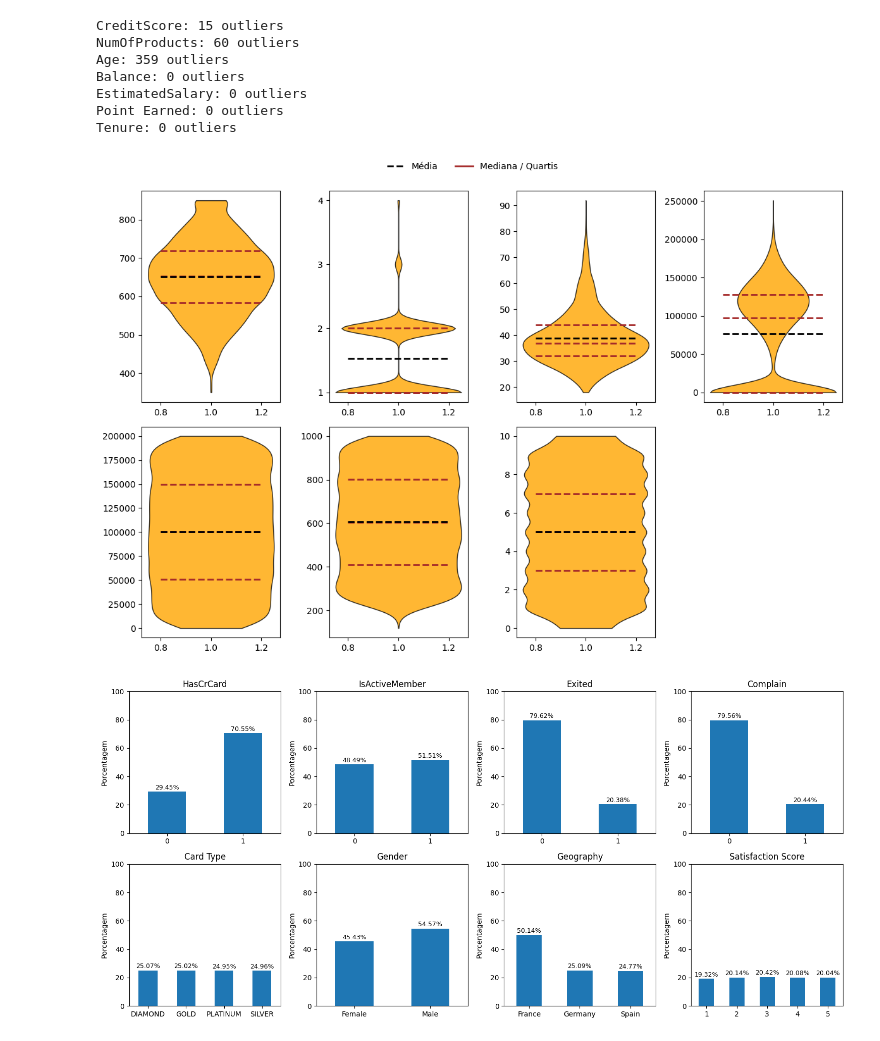
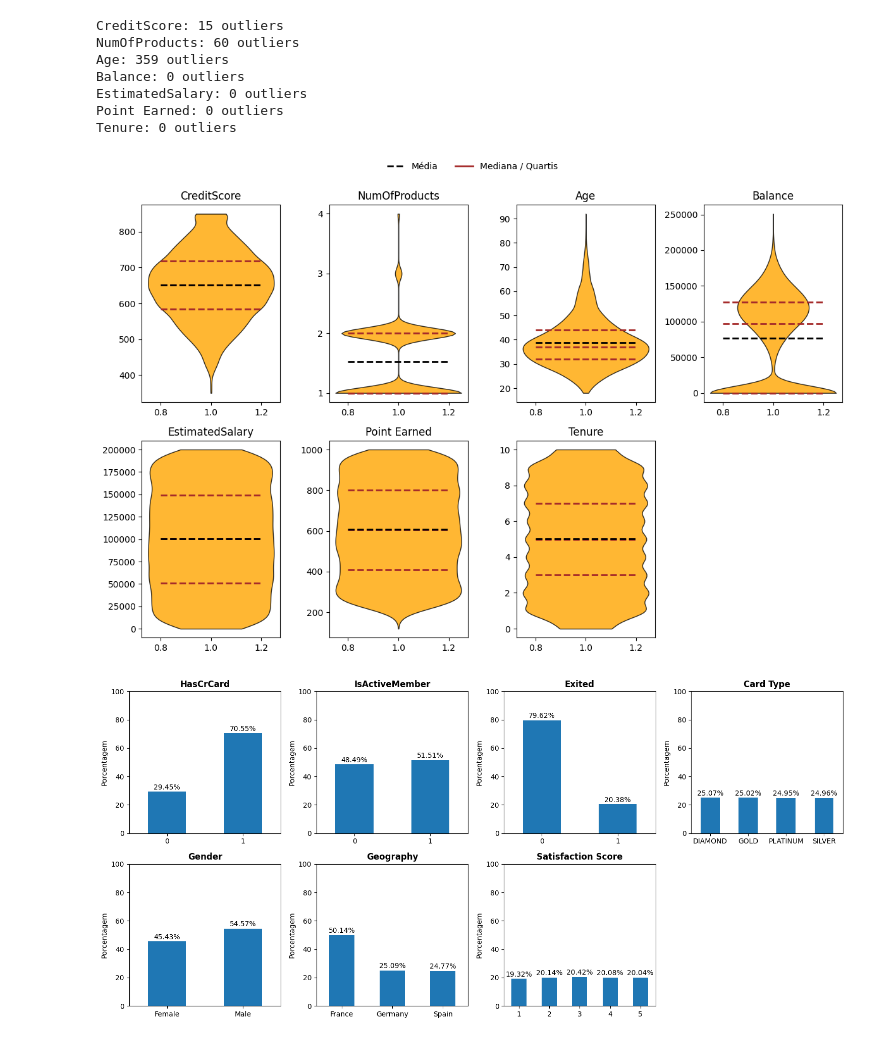
Before and after one commit to OsanaThiago/EDA-Churn-Predict, a Jupyter notebook: notebooks/eda.ipynb, the cells around one changed output. Drawn from its saved outputs; the diff is of its cells as text; code cells hidden in the pictures.

```diff
--- a/notebooks/eda.ipynb
+++ b/notebooks/eda.ipynb
@@ -7,8 +9,9 @@ from matplotlib.lines import Line2D
 # %%
+DATA_DIR = (Path.cwd().parent / "data")
+DATA_DIR.mkdir(parents=True, exist_ok=True)
 kaggle.api.authenticate()
-kaggle.api.dataset_download_files("radheshyamkollipara/bank-customer-churn", path='./data', unzip=True)
-df = pd.read_csv("data/Customer-Churn-Records.csv")
-df = df.drop(columns=["RowNumber","CustomerId","Surname"])
-df.info()
+kaggle.api.dataset_download_files("radheshyamkollipara/bank-customer-churn", path=DATA_DIR, unzip=True)
+df = pd.read_csv(DATA_DIR/'Customer-Churn-Records.csv')
+df.head()
 # %% [output]
 Dataset URL: https://www.kaggle.com/datasets/radheshyamkollipara/bank-customer-churn
@@ -31,3 +70,2 @@ memory usage: 1.1+ MB
 # %%
-print(f'{df.duplicated().sum()} linhas duplicadas')
-df.describe().transpose()
+df = df.drop(columns='Complain')
@@ -66,14 +89,14 @@ axes = axes.flatten()
 
 for i, col in enumerate(varbox):
     ax = axes[i]
+    ax.set_title(varbox[i])
 
-    violinos = ax.violinplot(df[col],showextrema=False)
+    violinos = ax.violinplot(df[col], showextrema=False)
 
     for violino in violinos['bodies']:
         violino.set_facecolor('orange')
         violino.set_edgecolor('black')
         violino.set_alpha(0.8)
-
     q1, med, q3 = df[col].quantile(0.25), df[col].quantile(0.50), df[col].quantile(0.75)
 
     ax.hlines([q1, med, q3], xmin=0.8, xmax=1.2, linestyle='--', colors='brown', linewidth=2)
@@ -101,28 +124,30 @@ Balance: 0 outliers
 EstimatedSalary: 0 outliers
 Point Earned: 0 outliers
 Tenure: 0 outliers
-[figure, old version]
+[figure, new version]
 # %%
-varbar = ['HasCrCard', 'IsActiveMember', 'Exited', 'Complain', 'Card Type','Gender',"Geography",'Satisfaction Score']
+varbar = ['HasCrCard', 'IsActiveMember', 'Exited', 'Card Type','Gender',"Geography",'Satisfaction Score']
 
 fig,axes = plt.subplots(2,4, figsize = (15,7))
 axes = axes.flatten()
 
 for i, col in enumerate(varbar):
     ax=axes[i]
 
     df[col].value_counts(normalize=True).sort_index().mul(100).plot(kind='bar',ax=ax)
-    ax.set_title(col)
+    ax.set_title(col, fontweight='bold')
     ax.set_xlabel('')
     ax.tick_params(axis='x',rotation=0)
     ax.set_ylim(0, 100)
     ax.set_ylabel('Porcentagem')
 
     for bar in ax.patches:
         height = bar.get_height()
-        ax.annotate(f'{height:.2f}%', xy=(bar.get_x() + bar.get_width() / 2, height), xytext=(0, 1), textcoords='offset points', ha='center', va='bottom', fontsize=9)
+        ax.annotate(f'{height:.2f}%', xy=(bar.get_x() + bar.get_width() / 2, height), xytext=(0, 1), textcoords='offset points', ha='center', va='bottom', fontsize=10)
 
+for ax in axes[len(varbar):]:
+    ax.set_visible(False)
 plt.tight_layout()
 plt.show()
 # %% [output]
-[figure, old version]
+[figure, new version]
```
Also changed, not shown: parts of 9 cells of this notebook, 6 other files.
